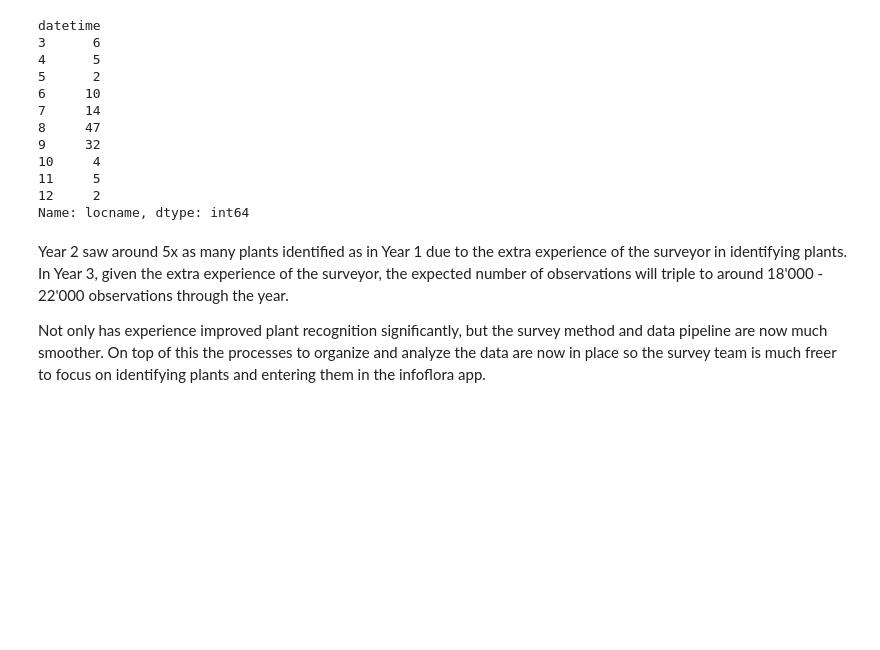
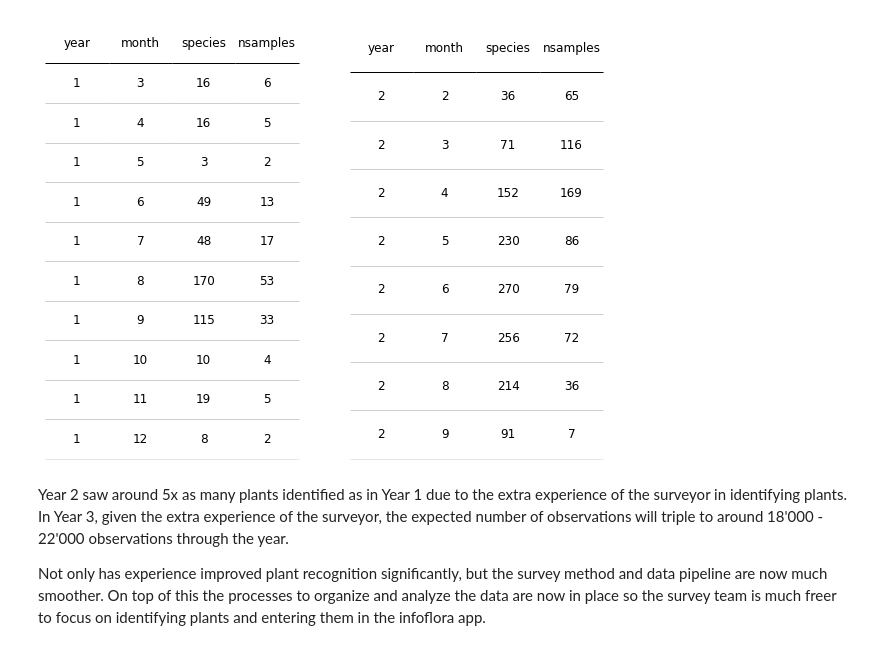
Before and after one commit to thorerismann/flora-buckets, a Jupyter notebook: newanalysis.ipynb, the cells around one changed output. Cells and saved outputs as stored; diff of their text form; code cells hidden in the pictures; blank space fills up the shorter version.

Commit message:
added side by side tables

```diff
--- a/newanalysis.ipynb
+++ b/newanalysis.ipynb
@@ -32,10 +30,3 @@ spd = spd[spd["locname"] != "ignore"]
-# %%
-spd["loc_date"] = list(zip(spd.locname, spd["date"]))
-spd.to_csv("resources/survey_data_20_21_geo_watch_list.csv", index=False)
-# %%
-# import the master data
-spd=pd.read_csv("resources/survey_data_20_21_geo_watch_list.csv")
-spd["datetime"] = pd.to_datetime(spd["date"],yearfirst = True)
 # %%
 # functions that will be used in each subgroup, part of analysis and in the whole data
 
@@ -207,23 +161,0 @@ spd1nrg15 = top_y_species(spd1nr,15)
-# %%
-# Date summary, year 1 and year 2 basic differences
-
-# graph unique species identified per month for year one and year two
-a = spd1.groupby(by=[spd.datetime.dt.month]).species.nunique()
-b = spd2.groupby(by=[spd.datetime.dt.month]).species.nunique()
-c = spd1.groupby(by=[spd.datetime.dt.month]).fam.nunique()
-c = spd1.groupby(by=[spd.datetime.dt.month]).fam.nunique()
-# graph unique genus identified per month
-c
-# %% [output]
-datetime
-3      6
-4      5
-5      2
-6     10
-7     14
-8     47
-9     32
-10     4
-11     5
-12     2
-Name: locname, dtype: int64
@@ -229,0 +241,21 @@ Name: locname, dtype: int64
+# %%
+# use e
+t_one = spd1.groupby(["year", "month"], as_index=False).agg({"species":"nunique", "loc_date":"nunique"})
+t_two = spd2.groupby(["year", "month"], as_index=False).agg({"species":"nunique", "loc_date":"nunique"})
+# %%
+data = t_one.values
+colLabels = [*t_one.columns[:-1], "nsamples"]
+colWidths = [*[1/len(colLabels)]*len(colLabels)]
+bbox = [0, 0,1,1]
+
+data_2 = t_two.values
+fig, axs = plt.subplots(1,2,  figsize=(10,8))
+
+table_one = a_simple_formatted_table(axs[0],data,colLabels=colLabels, colWidths=colWidths, bbox=bbox)
+table_two = a_simple_formatted_table(axs[1],data_2,colLabels=colLabels, colWidths=colWidths, bbox=bbox)
+
+axs[0].axis("off")
+axs[1].axis("off")
+plt.show()
+# %% [output]
+[figure, added]
```
Also changed, not shown: parts of 19 cells of this notebook.
